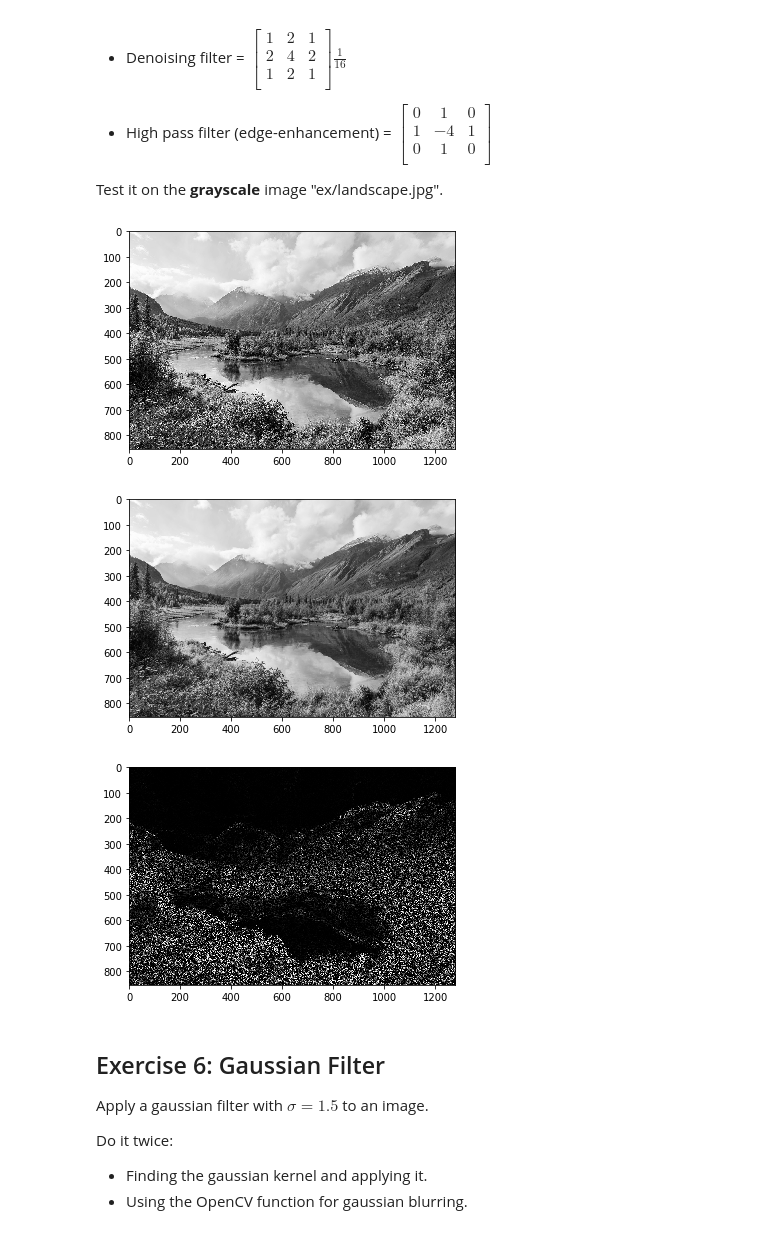
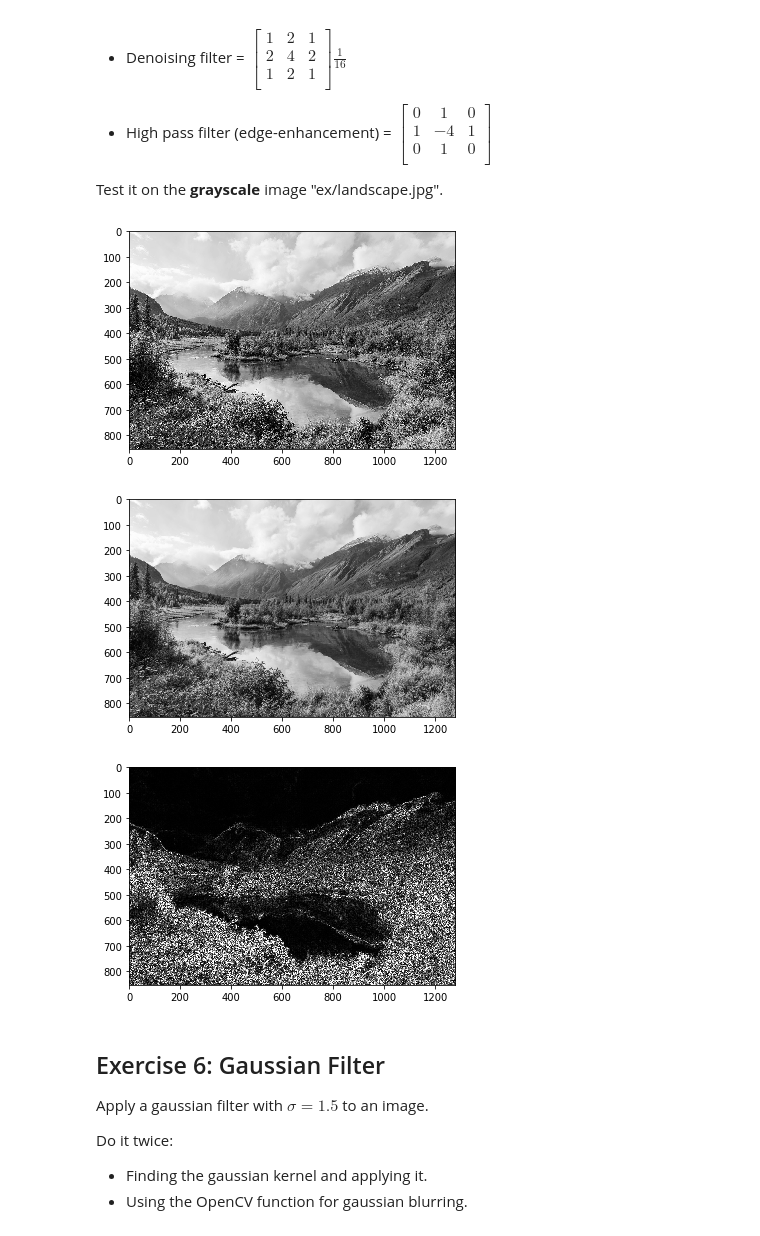
Before and after one commit to CVLAB-Unibo/ComputerVisionImageProcessing-LabSessions, a Jupyter notebook: LabSession4/LabSession4-ExercisesSolutions.ipynb, the cells around one changed output. Cells and saved outputs as stored; diff of their text form; code cells hidden in the pictures.

```diff
--- a/LabSession4/LabSession4-ExercisesSolutions.ipynb
+++ b/LabSession4/LabSession4-ExercisesSolutions.ipynb
@@ -249,34 +249,35 @@ Test it on the __grayscale__ image "ex/landscape.jpg".
 # %%
 import cv2
 import numpy as np
 from matplotlib import pyplot as plt
 
 # Reading the image
 img = cv2.imread("ex/landscape.jpg", cv2.IMREAD_GRAYSCALE)
 plt.imshow(img,cmap='gray',vmin=0,vmax=255)
 plt.show()
 
 denoising_kernel = np.array([
             [1,2,1],
             [2,4,2],
             [1,2,1]])/16
 
 img_tr = cv2.filter2D(img,-1,denoising_kernel)
 plt.imshow(img_tr,cmap='gray',vmin=0,vmax=255)
 plt.show()
 
 high_pass_kernel = np.array([
             [0,1,0],
             [1,-4,1],
             [0,1,0]])
 
-img_tr = cv2.filter2D(img,-1,high_pass_kernel)
+img_tr = cv2.filter2D(img.astype(float),-1,high_pass_kernel)
+img_tr = np.abs(img_tr)
 plt.imshow(img_tr,cmap='gray',vmin=0,vmax=255)
 plt.show()
 # %% [output]
-[figure, old version]
+[figure, new version]
-[figure, old version]
+[figure, new version]
-[figure, old version]
+[figure, new version]
 # %% [markdown]
 ## Exercise 6: Gaussian Filter
 
```
Also changed, not shown: parts of 2 cells of this notebook, 2 other files.
